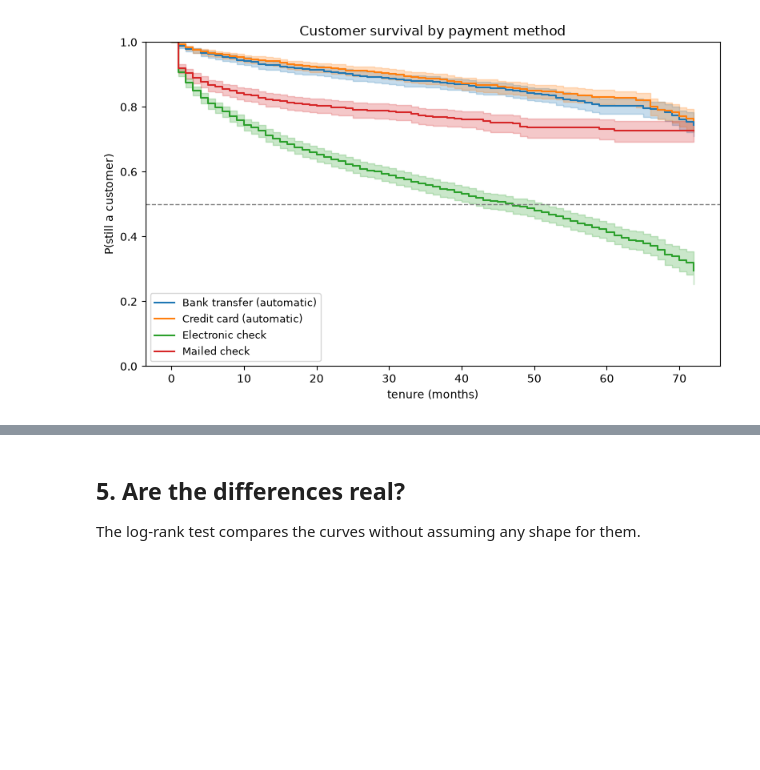
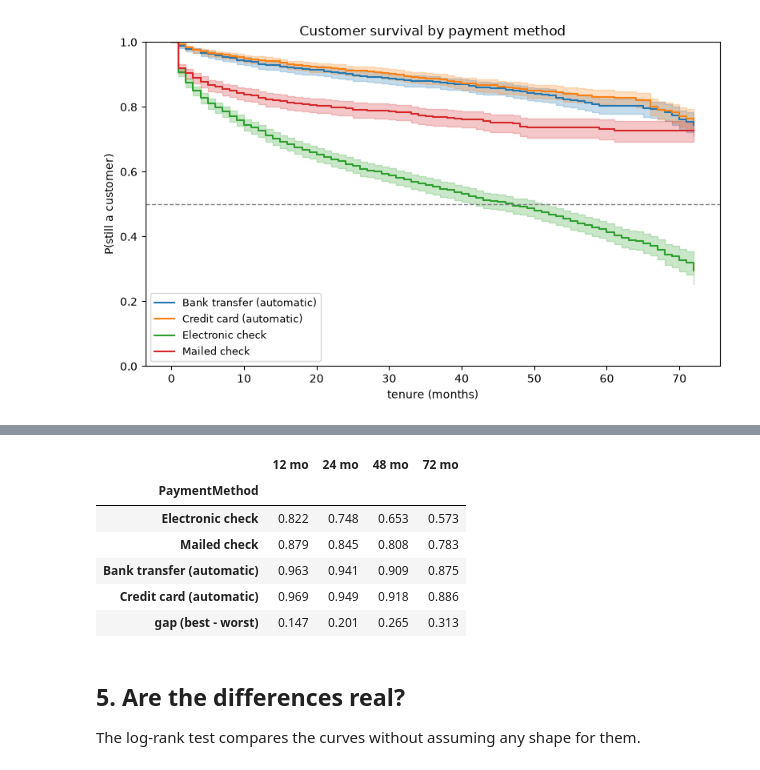
Before and after one commit to Kiatisakk/CPE342-ML, a Jupyter notebook: lab03_rg/Activity_Estimating_Lifetime.ipynb, the cells around one changed output, grey strips where cells are left out. Cells and saved outputs as stored; diff of their text form; code cells hidden in the pictures; blank space fills up the shorter version.

```diff
--- a/lab03_rg/Activity_Estimating_Lifetime.ipynb
+++ b/lab03_rg/Activity_Estimating_Lifetime.ipynb
@@ -143,3 +150,18 @@ summary
+# %%
+# How much of each horizon does a customer of this group actually spend subscribed?
+share = pd.DataFrame({
+    f"{h} mo": summary[f"RMST({h})"] / h for h in HORIZONS
+})
+share.loc["gap (best - worst)"] = share.max() - share.min()
+share
+# %% [output]
+|  | 12 mo | 24 mo | 48 mo | 72 mo |
+| PaymentMethod |  |  |  |  |
+| Electronic check | 0.822 | 0.748 | 0.653 | 0.573 |
+| Mailed check | 0.879 | 0.845 | 0.808 | 0.783 |
+| Bank transfer (automatic) | 0.963 | 0.941 | 0.909 | 0.875 |
+| Credit card (automatic) | 0.969 | 0.949 | 0.918 | 0.886 |
+| gap (best - worst) | 0.147 | 0.201 | 0.265 | 0.313 |
 # %% [markdown]
 ## 5. Are the differences real?
 
```
Also changed, not shown: parts of 5 cells of this notebook, 1 other file.
